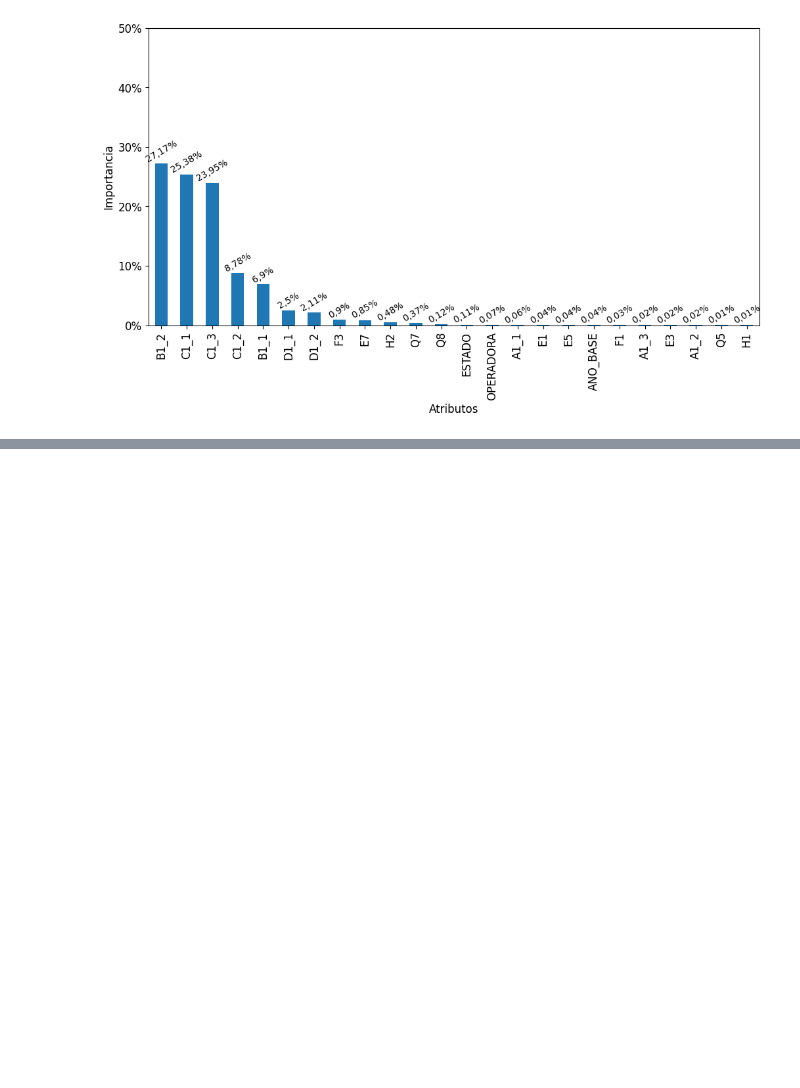
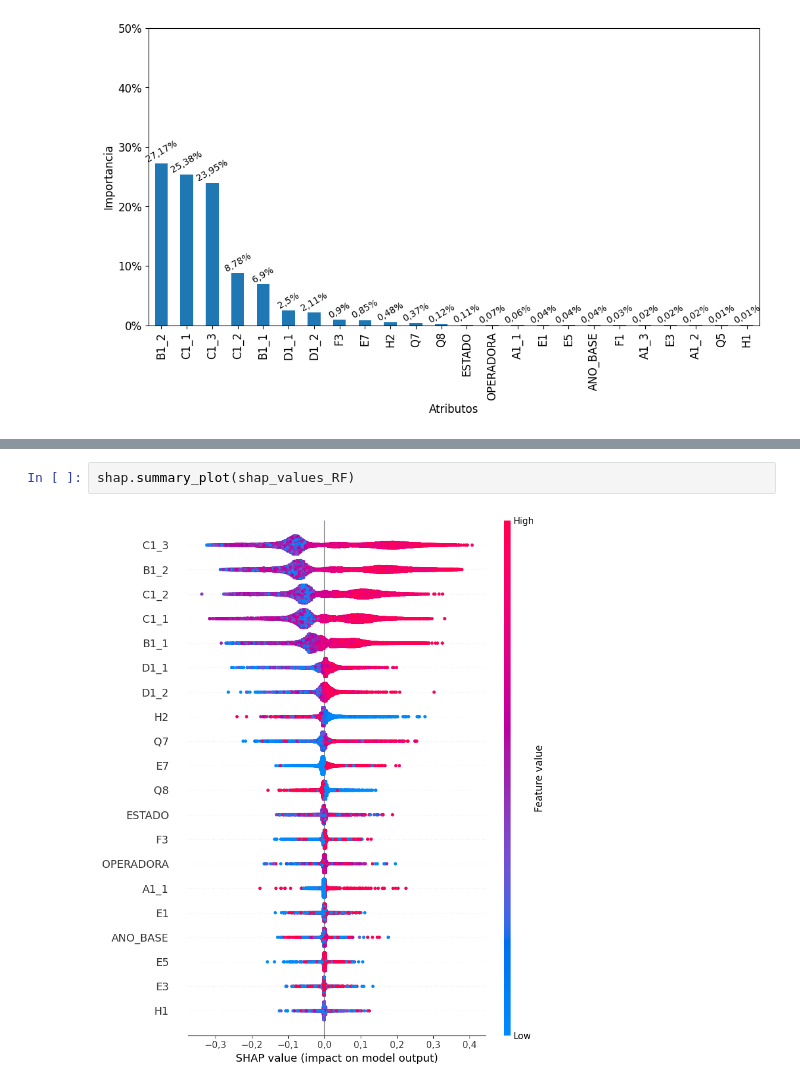
Before and after one commit to mrelero/machine-learning-anatel-database, a Jupyter notebook: Paper2/Model1/Model1.ipynb, the cells around one changed output, grey strips where cells are left out. Cells and saved outputs as stored; diff of their text form; blank space fills up the shorter version.

```diff
--- a/Paper2/Model1/Model1.ipynb
+++ b/Paper2/Model1/Model1.ipynb
@@ -742,0 +771,4 @@ plt.gcf().set_size_inches(12, 6)
+# %%
+shap.summary_plot(shap_values_RF)
+# %% [output]
+[figure, added]
```
Also changed, not shown: parts of 31 cells of this notebook, 1 other file.
